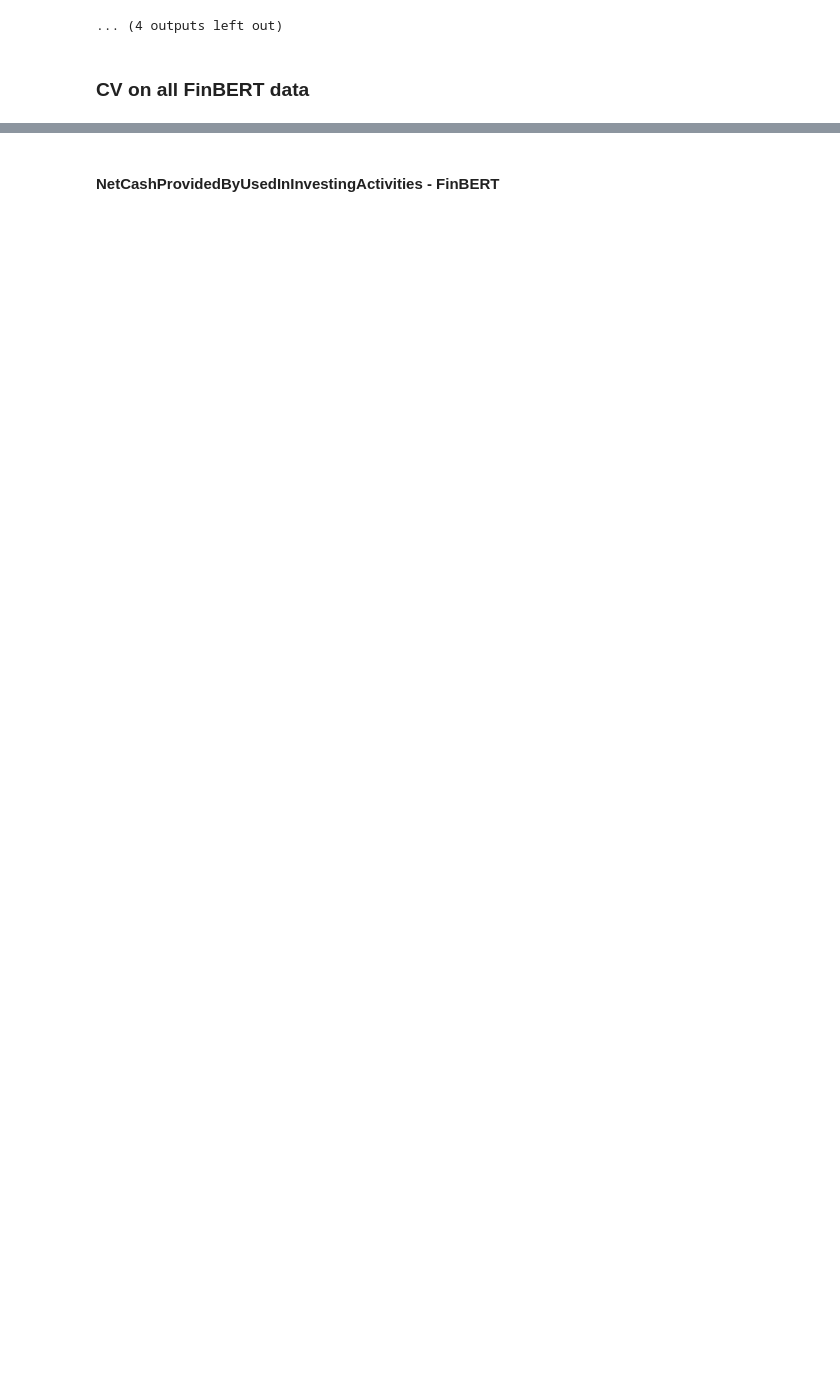
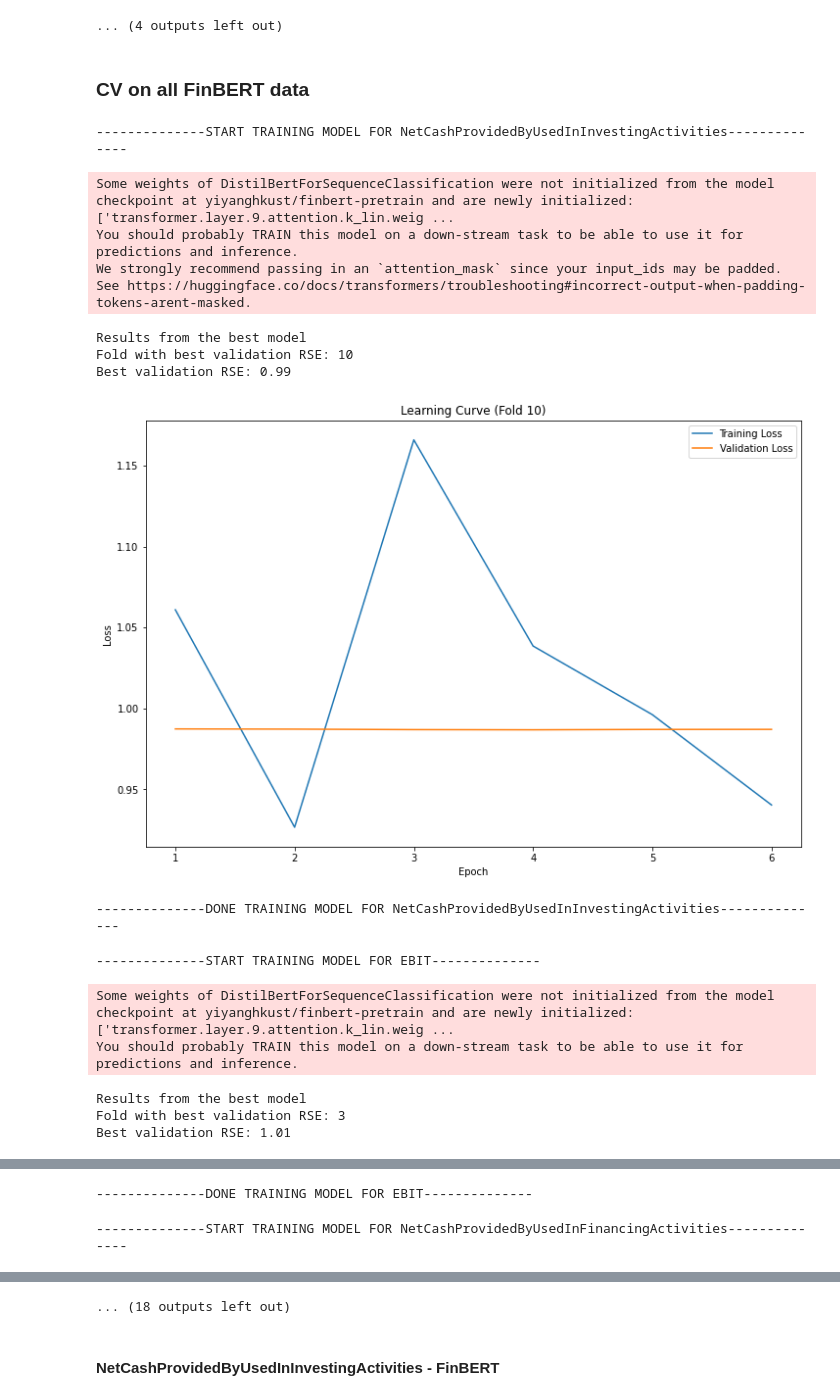
Before and after one commit to nkhanhle23/thesis, a Jupyter notebook: notebooks/predictive_model_finbert.ipynb, the cells around one changed output, grey strips where cells are left out. Cells and saved outputs as stored; diff of their text form; code cells hidden in the pictures; blank space fills up the shorter version.

```diff
--- a/notebooks/predictive_model_finbert.ipynb
+++ b/notebooks/predictive_model_finbert.ipynb
@@ -939,3 +1256,74 @@ Fold 10
 ... (4 outputs left out)
 # %% [markdown]
 ### CV on all FinBERT data
+# %%
+# Define variables
+batch_size = 32
+epochs=40
+initial_lr=2e-5
+eps=1e-8
+cv=10
+
+for file in fb_files:
+    metric_name = file.split('.')[0].split('_')[0]
+
+    print(f"--------------START TRAINING MODEL FOR {metric_name}--------------")
+
+    # Read csv file
+    df = pd.read_csv(fb_path + file)
+
+    # Load model and tokenizer
+    model, tokenizer = finbert_regressor()
+    model.to(device)
+
+    # Scale data
+    scaler = StandardScaler()
+    df['target'] = scaler.fit_transform(df['target'].values.reshape(-1, 1))
+
+    # Prepare dataset
+    dataset = prepare_labeled_datasets(tokenizer, model, 300, df['text'].values.tolist(), df['target'].values.tolist())
+
+    # Train model
+    best_model_overall, best_val_loss_overall, best_fold_overall, all_train_losses, all_val_losses, training_stats  = train_finbert_regressor(model, tokenizer, dataset,
+                                                                                            epochs=epochs, initial_lr=initial_lr,
+                                                                                            eps=eps, cv=cv)
+
+
+    # Present results from the best model
+    print("Results from the best model")
+    print(f"Fold with best validation RSE: {best_fold_overall}")
+    print("Best validation RSE: {0:.2f}".format(best_val_loss_overall))
+
+    plot_learning_curve(training_stats,best_fold_overall)
+
+    print(f"--------------DONE TRAINING MODEL FOR {metric_name}--------------")
+    print("\n")
+
+    # Save models
+    # Check if model exists
+    if best_model_overall is None:
+        print("No model available")
+    else:
+        # Save models
+        hub_path = 'lenguyen/' + 'finbert_' + metric_name
+        model.push_to_hub(hub_path)
+        tokenizer.push_to_hub(hub_path)
+
+        # Save scaler locally
+        joblib.dump(scaler, f'../models/finbert_data/{metric_name}_scaler.pkl')
+# %% [output]
+--------------START TRAINING MODEL FOR NetCashProvidedByUsedInInvestingActivities--------------
+Some weights of DistilBertForSequenceClassification were not initialized from the model checkpoint at yiyanghkust/finbert-pretrain and are newly initialized: ['transformer.layer.9.attention.k_lin.weig ...
+You should probably TRAIN this model on a down-stream task to be able to use it for predictions and inference.
+We strongly recommend passing in an `attention_mask` since your input_ids may be padded. See https://huggingface.co/docs/transformers/troubleshooting#incorrect-output-when-padding-tokens-arent-masked.
+Results from the best model
+Fold with best validation RSE: 10
+Best validation RSE: 0.99
+[figure, added]
+--------------DONE TRAINING MODEL FOR NetCashProvidedByUsedInInvestingActivities--------------
+--------------START TRAINING MODEL FOR EBIT--------------
+Some weights of DistilBertForSequenceClassification were not initialized from the model checkpoint at yiyanghkust/finbert-pretrain and are newly initialized: ['transformer.layer.9.attention.k_lin.weig ...
+You should probably TRAIN this model on a down-stream task to be able to use it for predictions and inference.
+Results from the best model
+Fold with best validation RSE: 3
+Best validation RSE: 1.01
@@ -941,0 +1331,2 @@ Fold 10
+--------------DONE TRAINING MODEL FOR EBIT--------------
+--------------START TRAINING MODEL FOR NetCashProvidedByUsedInFinancingActivities--------------
@@ -942,2 +1335,3 @@ Fold 10
+... (18 outputs left out)
 # %% [markdown]
 #### NetCashProvidedByUsedInInvestingActivities - FinBERT
```
Also changed, not shown: parts of 59 cells of this notebook, 3 other files.
